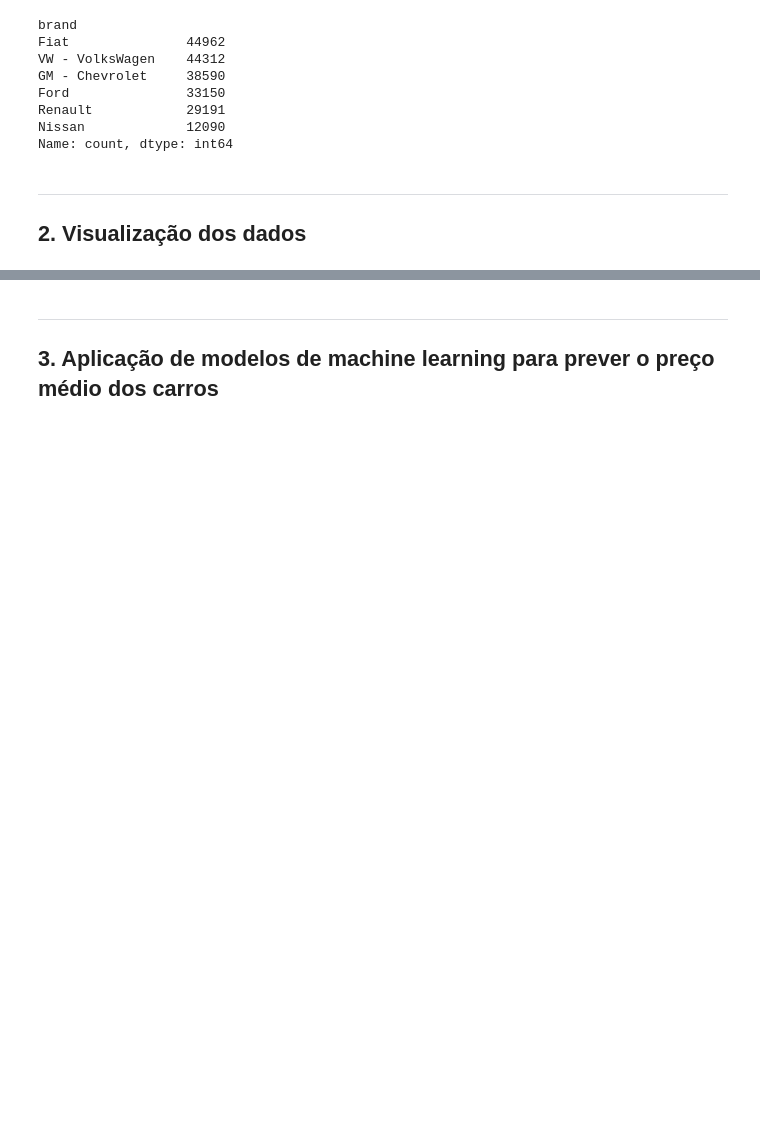
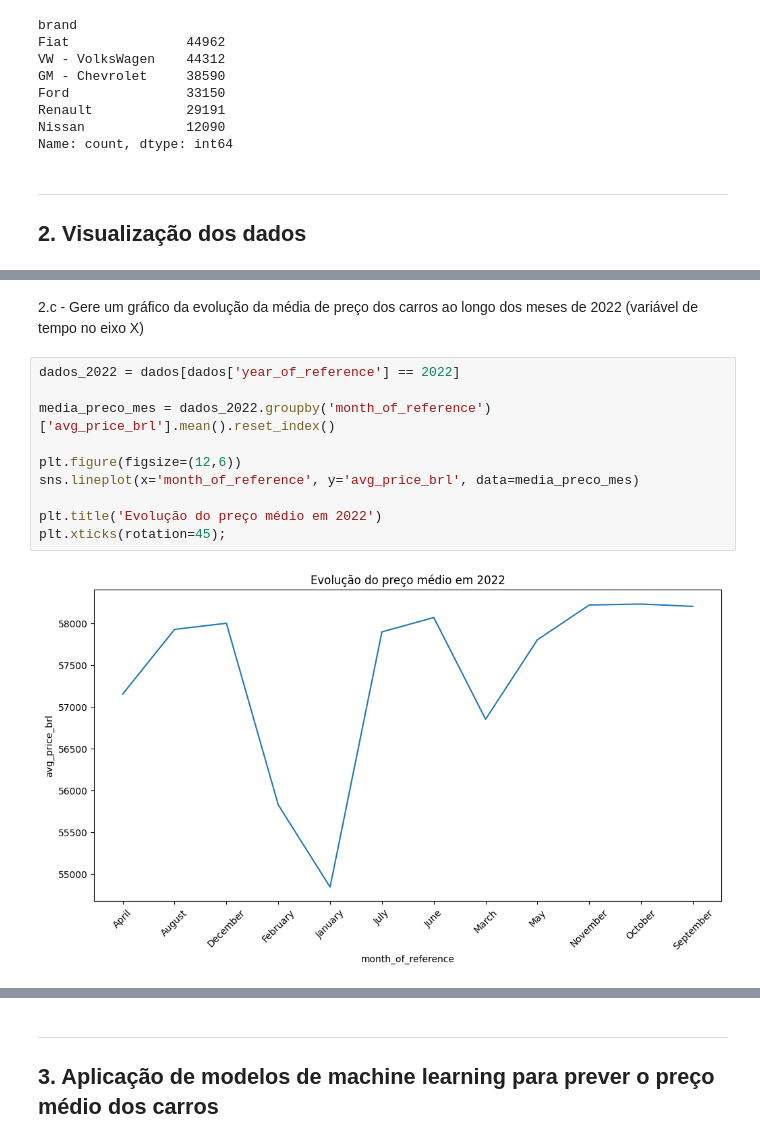
Before and after one commit to gustavo-gm-dev/iaa002-trabalho-python, a Jupyter notebook: iaa002_equipe_7_aed_carros.ipynb, the cells around one changed output, grey strips where cells are left out. Saved outputs shown, nothing was run; the diff lists cells and outputs as text; blank space fills up the shorter version.

```diff
--- a/iaa002_equipe_7_aed_carros.ipynb
+++ b/iaa002_equipe_7_aed_carros.ipynb
@@ -311,0 +346,15 @@ Name: count, dtype: int64
+# %% [markdown]
+2.c - Gere um gráfico da evolução da média de preço dos carros ao longo dos meses de
+2022 (variável de tempo no eixo X)
+# %%
+dados_2022 = dados[dados['year_of_reference'] == 2022]
+
+media_preco_mes = dados_2022.groupby('month_of_reference')['avg_price_brl'].mean().reset_index()
+
+plt.figure(figsize=(12,6))
+sns.lineplot(x='month_of_reference', y='avg_price_brl', data=media_preco_mes)
+
+plt.title('Evolução do preço médio em 2022')
+plt.xticks(rotation=45);
+# %% [output]
+[figure, added]
```
Also changed, not shown: parts of 14 cells of this notebook.
